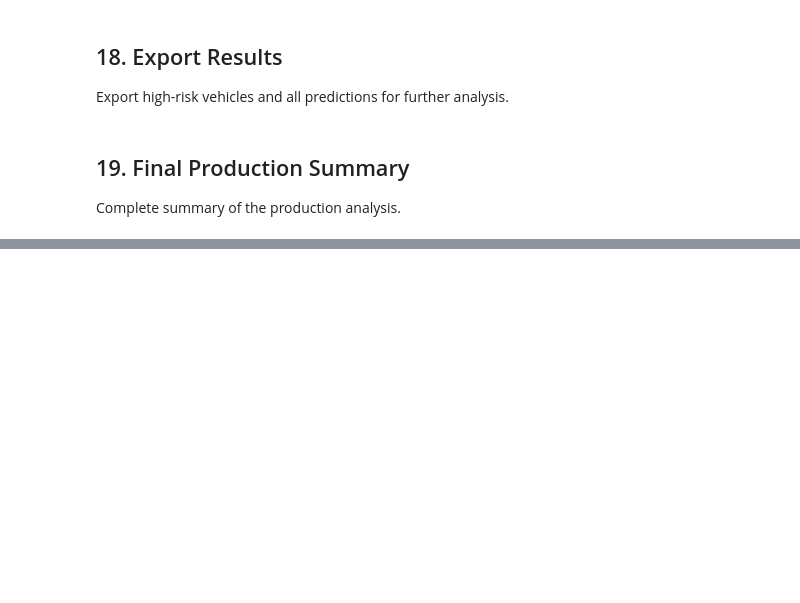
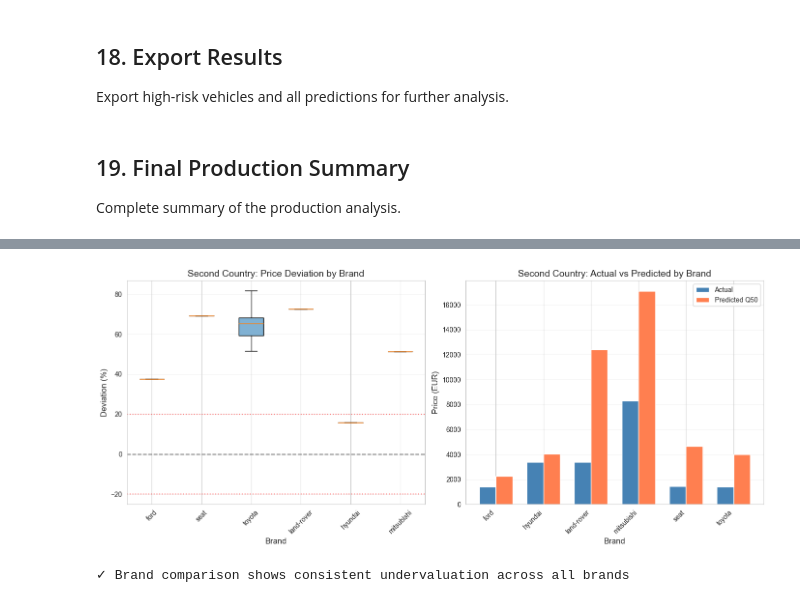
Before and after one commit to brunothefirst/car_price_prediction, a Jupyter notebook: notebooks/06_lean_model_training.ipynb, the cells around one changed output, grey strips where cells are left out. Cells and saved outputs as stored; diff of their text form; code cells hidden in the pictures; blank space fills up the shorter version.

Commit message:
add comparison dara from Cameroun

```diff
--- a/notebooks/06_lean_model_training.ipynb
+++ b/notebooks/06_lean_model_training.ipynb
@@ -2345,0 +2819,59 @@ print("\n" + "=" * 70)
+# %%
+# %% Box Plot: Deviation by Brand (Second Country)
+fig, axes = plt.subplots(1, 2, figsize=(14, 6))
+
+# Convert to pandas for plotting
+df_results_c2_pd = df_results_c2.select([
+    'brand', 'model', 'year', 'actual_price_eur',
+    'predicted_q15_eur', 'predicted_q50_eur', 'predicted_q85_eur',
+    'deviation_pct', 'coverage'
+]).to_pandas()
+
+# Left: Box plot of deviation by brand
+ax1 = axes[0]
+brands_c2 = df_results_c2_pd['brand'].unique()
+brand_data_c2 = [df_results_c2_pd[df_results_c2_pd['brand'] == b]['deviation_pct'].values for b in brands_c2]
+bp = ax1.boxplot(brand_data_c2, labels=brands_c2, patch_artist=True)
+
+# Color boxes
+colors_bp = plt.cm.Set3(np.linspace(0, 1, len(brands_c2)))
+for patch, color in zip(bp['boxes'], colors_bp):
+    patch.set_facecolor(color)
+
+ax1.axhline(y=0, color='black', linestyle='--', alpha=0.5)
+ax1.axhline(y=-20, color='red', linestyle=':', alpha=0.5)
+ax1.axhline(y=20, color='red', linestyle=':', alpha=0.5)
+ax1.set_xlabel('Brand', fontsize=12)
+ax1.set_ylabel('Deviation (%)', fontsize=12)
+ax1.set_title('Second Country: Price Deviation by Brand', fontsize=14)
+ax1.tick_params(axis='x', rotation=45)
+ax1.grid(True, alpha=0.3, axis='y')
+
+# Right: Bar chart - Actual vs Predicted prices by brand
+ax2 = axes[1]
+brand_summary_c2 = df_results_c2_pd.groupby('brand').agg({
+    'actual_price_eur': 'mean',
+    'predicted_q50_eur': 'mean'
+}).reset_index()
+
+x = np.arange(len(brand_summary_c2))
+width = 0.35
+
+bars1 = ax2.bar(x - width/2, brand_summary_c2['actual_price_eur'], width, label='Actual', color='steelblue')
+bars2 = ax2.bar(x + width/2, brand_summary_c2['predicted_q50_eur'], width, label='Predicted Q50', color='coral')
+
+ax2.set_xlabel('Brand', fontsize=12)
+ax2.set_ylabel('Price (EUR)', fontsize=12)
+ax2.set_title('Second Country: Actual vs Predicted by Brand', fontsize=14)
+ax2.set_xticks(x)
+ax2.set_xticklabels(brand_summary_c2['brand'], rotation=45, ha='right')
+ax2.legend()
+ax2.grid(True, alpha=0.3, axis='y')
+
+plt.tight_layout()
+plt.show()
+
+print(f"\n✓ Brand comparison shows consistent undervaluation across all brands")
+# %% [output]
+[figure, added]
+✓ Brand comparison shows consistent undervaluation across all brands
```
Also changed, not shown: parts of 19 cells of this notebook.
